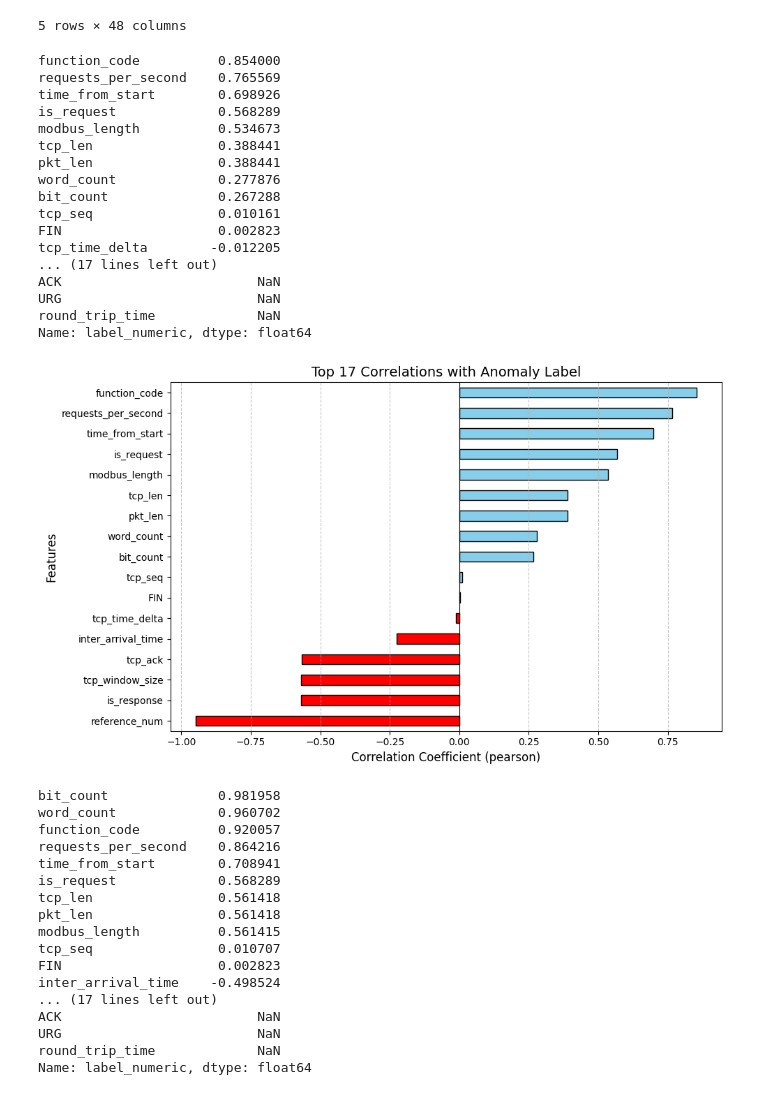
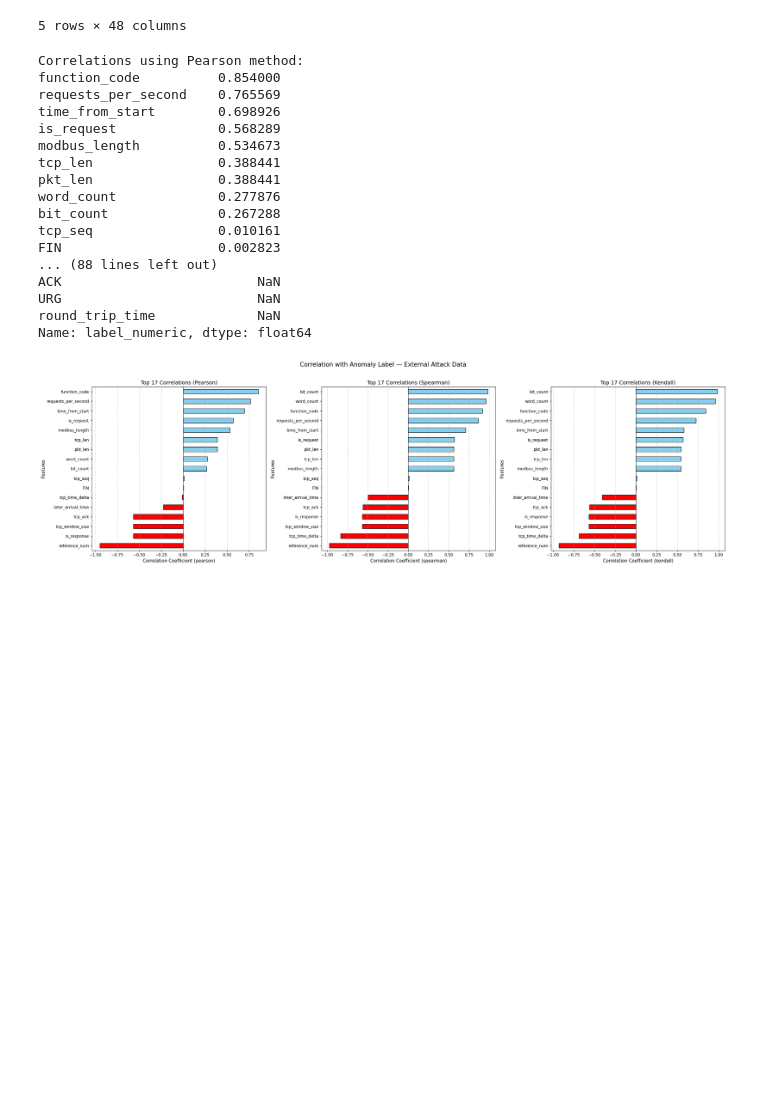
Before and after one commit to living-proof/Foundational-Model-for-Energy-Security, a Jupyter notebook: notebooks/03_modeling/lstm_ae.ipynb, the cells around one changed output. Drawn from its saved outputs; the diff is of its cells as text; code cells hidden in the pictures; blank space fills up the shorter version.

```diff
--- a/notebooks/03_modeling/lstm_ae.ipynb
+++ b/notebooks/03_modeling/lstm_ae.ipynb
@@ -84,65 +88,51 @@ compromised_scada_attack_data = compromised_scada_attack_data.drop(columns=colum
 
 
 # Compare all three
-for method in ['pearson', 'spearman', 'kendall']:
+fig, axes = plt.subplots(1, 3, figsize=(24, 7))
+
+for ax, method in zip(axes, ['pearson', 'spearman', 'kendall']):
     target_variable = 'label_numeric'
 
     # Calculate correlations
     correlations = external_attack_data.corr(method=method)[target_variable].sort_values(ascending=False)
-    correlations.drop(target_variable, inplace=True)  # Remove self-correlation
+    correlations.drop(target_variable, inplace=True)
+
+    # Print the features and their correlation values for this method
+    print(f"\nCorrelations using {method.capitalize()} method:")
     print(correlations)
 
     # Get top features by absolute value
     number_of_features = 17
     top_feature_names = correlations.abs().sort_values(ascending=False).head(number_of_features).index
-
-    # Get actual correlation values (not absolute)
     top_correlations = correlations[top_feature_names].sort_values(ascending=True)
 
-    # Plot with color coding
-    plt.figure(figsize=(10, 6))
     colors = ['red' if x < 0 else 'skyblue' for x in top_correlations]
-    top_correlations.plot(kind='barh', color=colors, edgecolor='black')
-    plt.title(f'Top {number_of_features} Correlations with Anomaly Label', fontsize=14)
-    plt.xlabel(f'Correlation Coefficient ({method})', fontsize=12)
-    plt.ylabel('Features', fontsize=12)
-    plt.axvline(x=0, color='black', linestyle='-', linewidth=0.8)  # Add zero line
-    plt.grid(axis='x', linestyle='--', alpha=0.7)
-    plt.tight_layout()
-    plt.show()
+    top_correlations.plot(kind='barh', color=colors, edgecolor='black', ax=ax)  # <-- pass ax=ax
+    ax.set_title(f'Top {number_of_features} Correlations ({method.capitalize()})', fontsize=13)
+    ax.set_xlabel(f'Correlation Coefficient ({method})', fontsize=11)
+    ax.set_ylabel('Features', fontsize=11)
+    ax.axvline(x=0, color='black', linestyle='-', linewidth=0.8)
+    ax.grid(axis='x', linestyle='--', alpha=0.7)
+
+plt.suptitle('Correlation with Anomaly Label — External Attack Data', fontsize=15, y=1.02)
+plt.tight_layout()
+plt.show()
 # %% [output]
+Correlations using Pearson method:
 function_code          0.854000
 requests_per_second    0.765569
 time_from_start        0.698926
 is_request             0.568289
 modbus_length          0.534673
 tcp_len                0.388441
 pkt_len                0.388441
 word_count             0.277876
 bit_count              0.267288
 tcp_seq                0.010161
 FIN                    0.002823
-tcp_time_delta        -0.012205
-... (17 lines left out)
+... (88 lines left out)
 ACK                         NaN
 URG                         NaN
 round_trip_time             NaN
 Name: label_numeric, dtype: float64
-[figure, old version]
+[figure, new version]
-bit_count              0.981958
-word_count             0.960702
-function_code          0.920057
-requests_per_second    0.864216
-time_from_start        0.708941
-is_request             0.568289
-tcp_len                0.561418
-pkt_len                0.561418
-modbus_length          0.561415
-tcp_seq                0.010707
-FIN                    0.002823
-inter_arrival_time    -0.498524
-... (17 lines left out)
-ACK                         NaN
-URG                         NaN
-round_trip_time             NaN
-Name: label_numeric, dtype: float64
```
Also changed, not shown: parts of 5 cells of this notebook.
